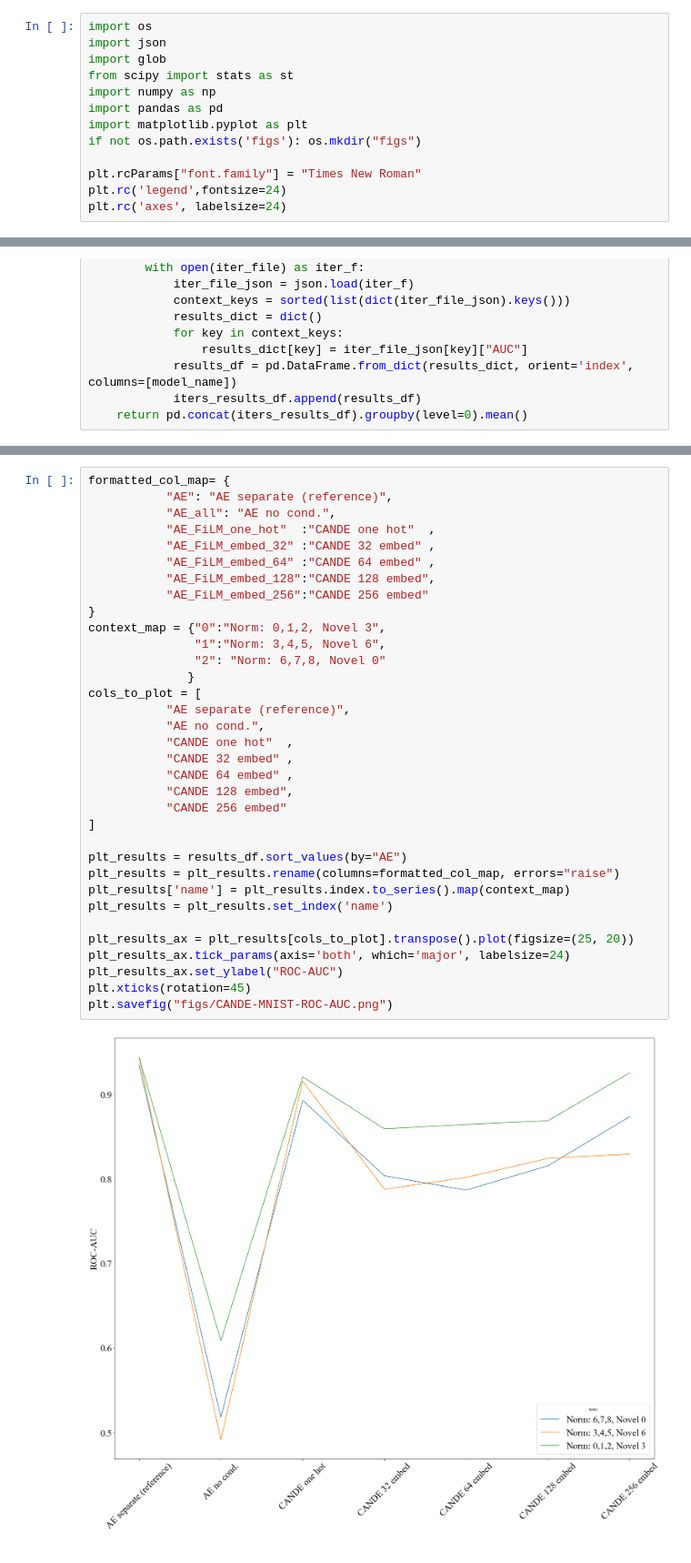
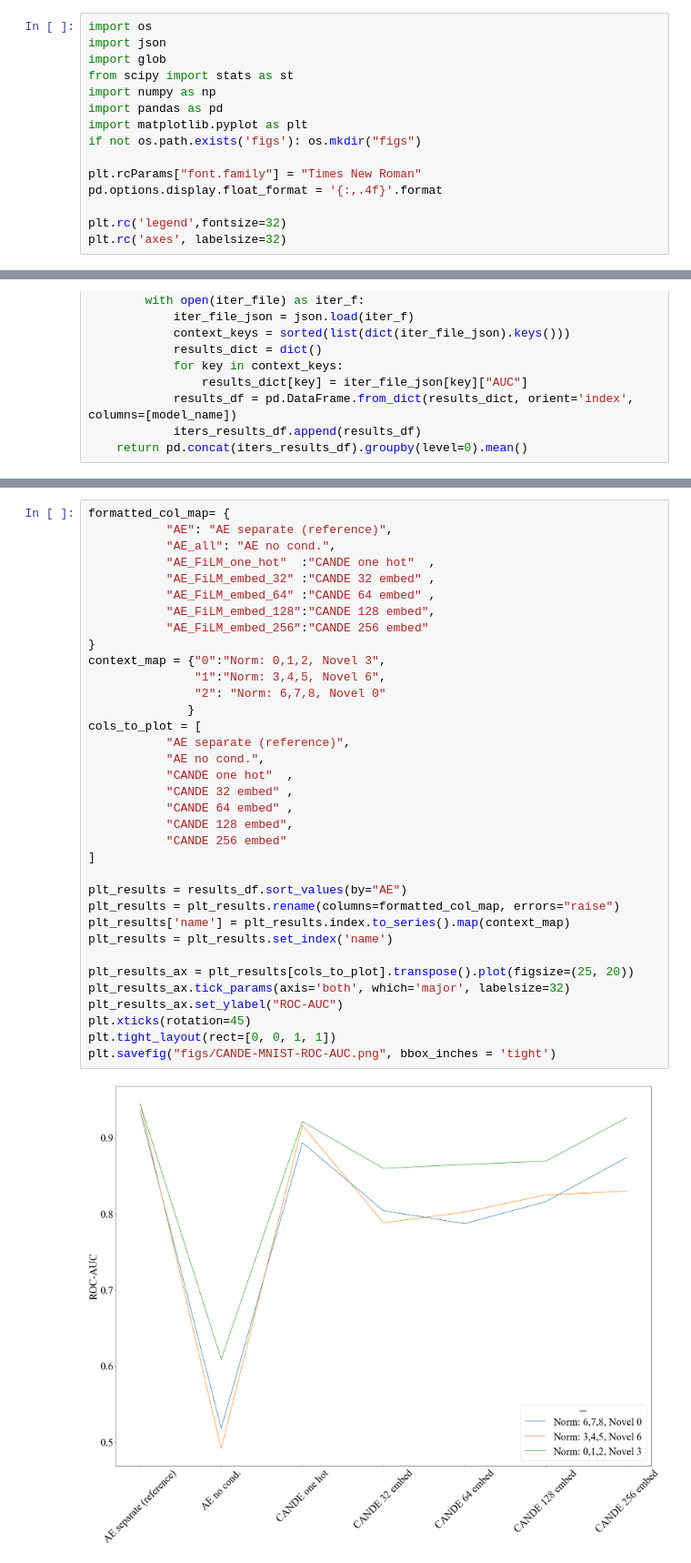
Before and after one commit to EllenRushe/CANDE, a Jupyter notebook: image_context_net/results.ipynb, the cells around one changed output, grey strips where cells are left out. Shown: that part at 91% size. Cells and saved outputs as stored; diff of their text form.

```diff
--- a/image_context_net/results.ipynb
+++ b/image_context_net/results.ipynb
@@ -9,8 +9,10 @@ import matplotlib.pyplot as plt
 if not os.path.exists('figs'): os.mkdir("figs")
 
 plt.rcParams["font.family"] = "Times New Roman"
-plt.rc('legend',fontsize=24)
-plt.rc('axes', labelsize=24)
+pd.options.display.float_format = '{:,.4f}'.format
+
+plt.rc('legend',fontsize=32)
+plt.rc('axes', labelsize=32)
 # %%
 
 def get_results(model_name, context=""):
@@ -94,36 +88,37 @@ formatted_col_map= {
            "AE_all": "AE no cond.",
            "AE_FiLM_one_hot"  :"CANDE one hot"  ,
            "AE_FiLM_embed_32" :"CANDE 32 embed" ,
            "AE_FiLM_embed_64" :"CANDE 64 embed" ,
            "AE_FiLM_embed_128":"CANDE 128 embed",
            "AE_FiLM_embed_256":"CANDE 256 embed"
 }
 context_map = {"0":"Norm: 0,1,2, Novel 3",
                "1":"Norm: 3,4,5, Novel 6",
                "2": "Norm: 6,7,8, Novel 0"
               }
 cols_to_plot = [
            "AE separate (reference)",
            "AE no cond.",
            "CANDE one hot"  ,
            "CANDE 32 embed" ,
            "CANDE 64 embed" ,
            "CANDE 128 embed",
            "CANDE 256 embed"
 ]
 
 plt_results = results_df.sort_values(by="AE")
 plt_results = plt_results.rename(columns=formatted_col_map, errors="raise")
 plt_results['name'] = plt_results.index.to_series().map(context_map)
 plt_results = plt_results.set_index('name')
 
 plt_results_ax = plt_results[cols_to_plot].transpose().plot(figsize=(25, 20))
-plt_results_ax.tick_params(axis='both', which='major', labelsize=24)
+plt_results_ax.tick_params(axis='both', which='major', labelsize=32)
 plt_results_ax.set_ylabel("ROC-AUC")
 plt.xticks(rotation=45)
-plt.savefig("figs/CANDE-MNIST-ROC-AUC.png")
+plt.tight_layout(rect=[0, 0, 1, 1])
+plt.savefig("figs/CANDE-MNIST-ROC-AUC.png", bbox_inches = 'tight')
 # %% [output]
-[figure, old version]
+[figure, new version]
 # %%
 rank_results_df = results_df[
           ["AE_all",
```
Also changed, not shown: parts of 8 cells of this notebook, 3 other files.
